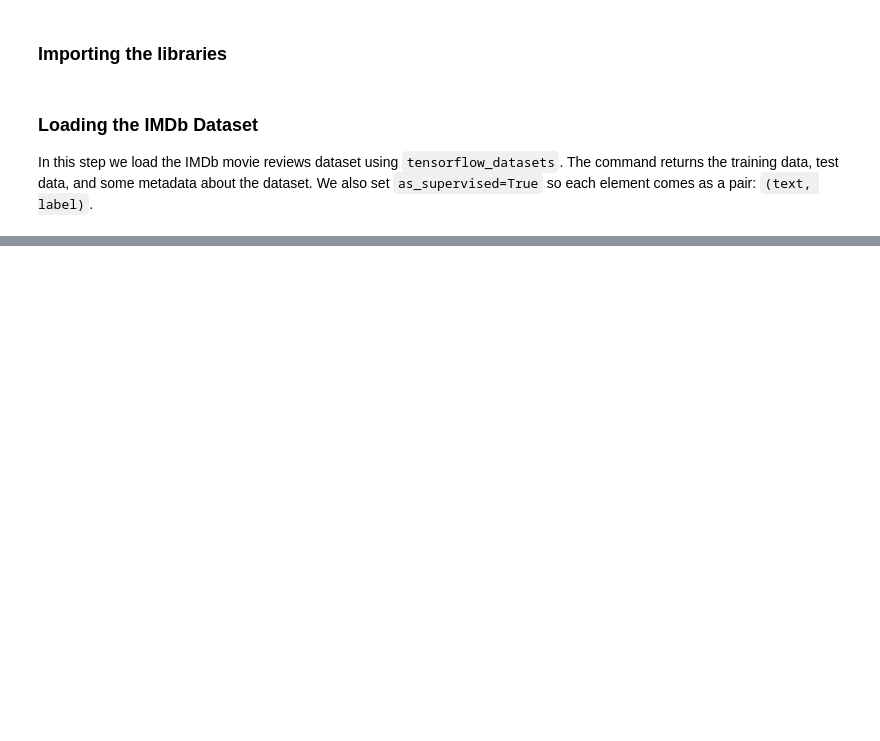
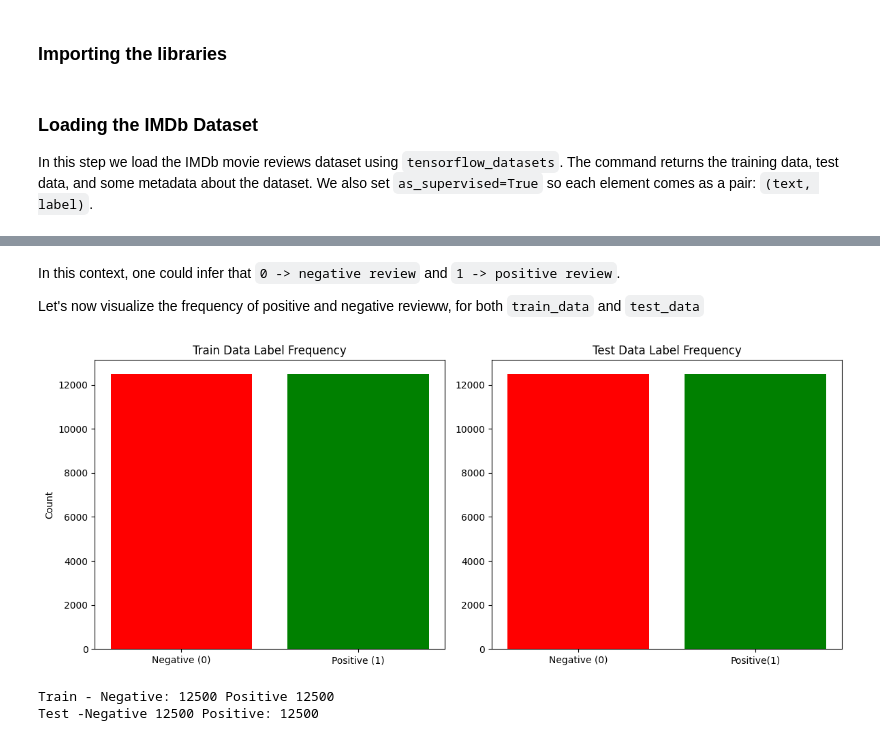
Before and after one commit to JoseAlberto88/nlp-mini-projects, a Jupyter notebook: imdb_sentiment/notebooks/00_Text_Preprocessing.ipynb, the cells around one changed output, grey strips where cells are left out. Saved outputs shown, nothing was run; the diff lists cells and outputs as text; code cells hidden in the pictures; blank space fills up the shorter version.

```diff
--- a/imdb_sentiment/notebooks/00_Text_Preprocessing.ipynb
+++ b/imdb_sentiment/notebooks/00_Text_Preprocessing.ipynb
@@ -38,0 +45,7 @@ In this step we load the IMDb movie reviews dataset using `tensorflow_datasets`.
+# %%
+## Showing the first 5 review with their labels.
+for text, label in train_data.take(5):
+  print("Review:")
+  print(text.numpy().decode("utf-8"))
+  print("Label:", label.numpy())
+  print("---------")
@@ -38,0 +75,48 @@ In this step we load the IMDb movie reviews dataset using `tensorflow_datasets`.
+# %% [markdown]
+In this context, one could infer that `0 -> negative review` and `1 -> positive review`.
+
+Let's now visualize the frequency of positive and negative revieww, for both `train_data` and `test_data`
+# %%
+## Side by side frequency plot (train on the left, test on the right)
+
+# Count labels for train_data
+train_neg = 0
+train_pos = 0
+for _, label in train_data:
+  if label.numpy() == 0:
+    train_neg += 1
+  else:
+    train_pos += 1
+
+# Count labels for the test_data
+test_neg = 0
+test_pos = 0
+for _, label in test_data:
+  if label.numpy() == 0:
+    test_neg += 1
+  else:
+    test_pos += 1
+
+# Plot side by side
+plt.figure(figsize=(12, 5))
+
+# Left plot: Train data
+plt.subplot(1, 2, 1)
+plt.bar(["Negative (0)", "Positive (1)"], [train_neg, train_pos], color = ["red", "green"])
+plt.title("Train Data Label Frequency")
+plt.ylabel("Count")
+
+# Right plot: Test data
+plt.subplot(1, 2, 2)
+plt.bar(["Negative (0)", "Positive(1)"], [test_neg, test_pos], color=["red","green"])
+plt.title("Test Data Label Frequency")
+
+plt.tight_layout()
+plt.show()
+
+print("Train - Negative:", train_neg, "Positive", train_pos)
+print("Test -Negative", test_neg, "Positive:", test_pos)
+# %% [output]
+[figure, added]
+Train - Negative: 12500 Positive 12500
+Test -Negative 12500 Positive: 12500
```
Also changed, not shown: parts of 38 cells of this notebook.
